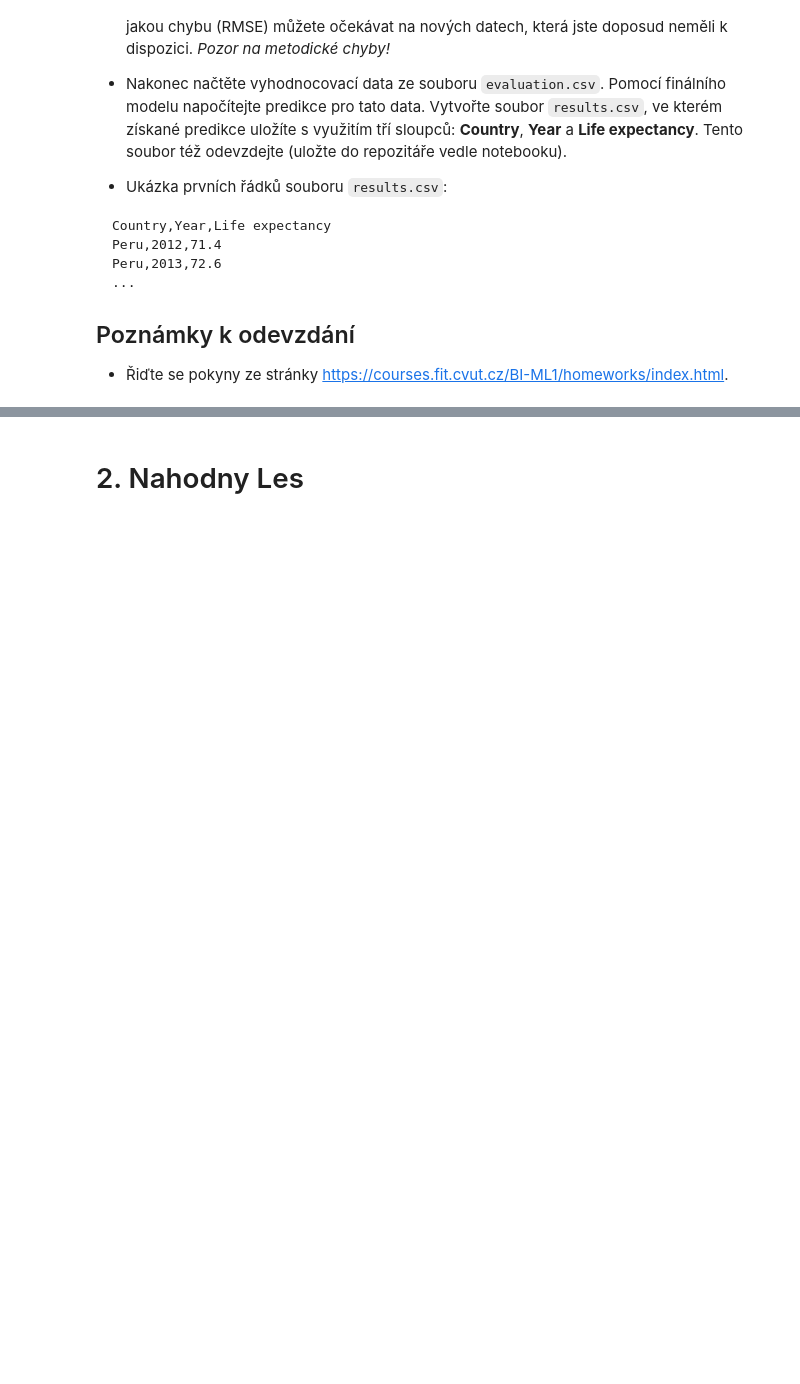
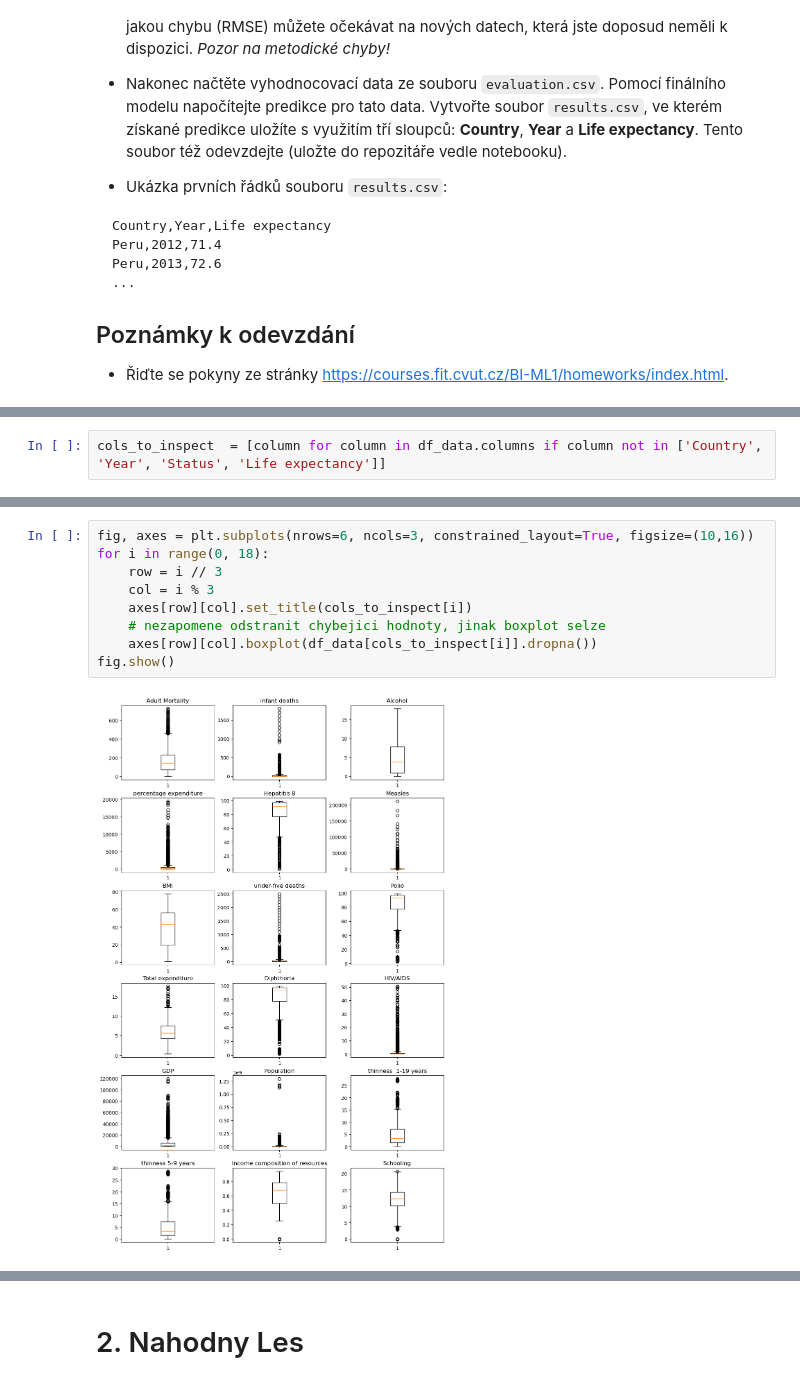
Before and after one commit to nickobard/Machine-Learning-I, a Jupyter notebook: 02/homework_02.ipynb, the cells around one changed output, grey strips where cells are left out. Drawn from its saved outputs; the diff is of its cells as text; blank space fills up the shorter version.

```diff
--- a/02/homework_02.ipynb
+++ b/02/homework_02.ipynb
@@ -92,0 +337,2 @@ random_seed = 42
+# %%
+cols_to_inspect  = [column for column in df_data.columns if column not in ['Country', 'Year', 'Status', 'Life expectancy']]
@@ -92,0 +345,11 @@ random_seed = 42
+# %%
+fig, axes = plt.subplots(nrows=6, ncols=3, constrained_layout=True, figsize=(10,16))
+for i in range(0, 18):
+    row = i // 3
+    col = i % 3
+    axes[row][col].set_title(cols_to_inspect[i])
+    # nezapomene odstranit chybejici hodnoty, jinak boxplot selze
+    axes[row][col].boxplot(df_data[cols_to_inspect[i]].dropna())
+fig.show()
+# %% [output]
+[figure, added]
```
Also changed, not shown: parts of 56 cells of this notebook.
